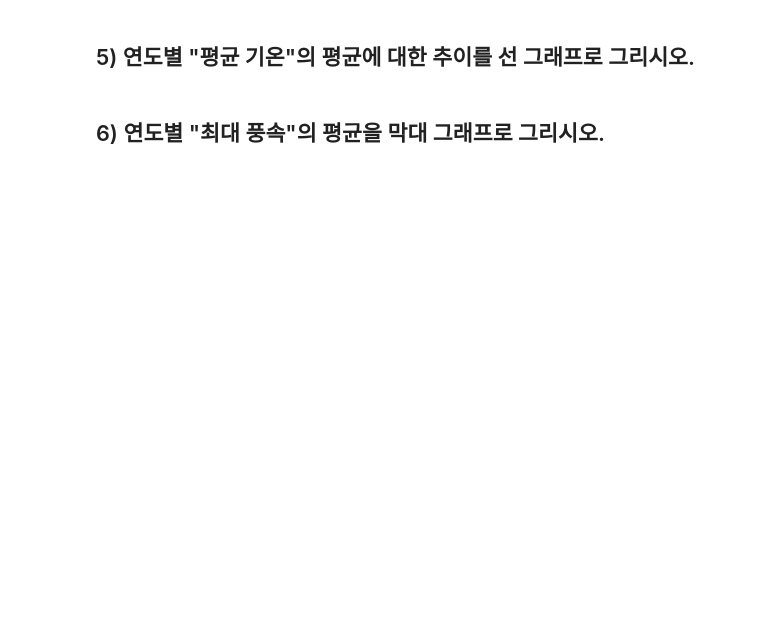
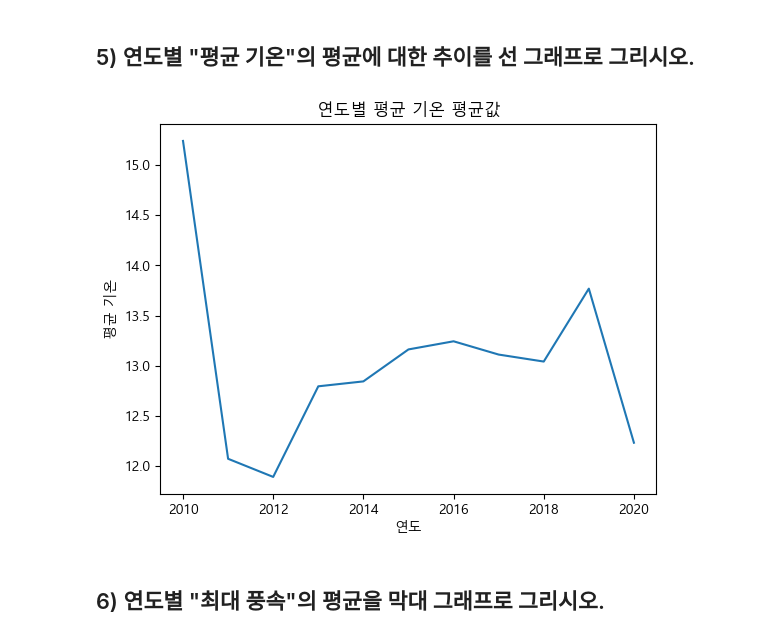
Before and after one commit to kimhonggyeong/python_basic_2, a Jupyter notebook: time_series_class_5_8.ipynb, the cells around one changed output. Cells and saved outputs as stored; diff of their text form; code cells hidden in the pictures; blank space fills up the shorter version.

```diff
--- a/time_series_class_5_8.ipynb
+++ b/time_series_class_5_8.ipynb
@@ -227,4 +277,18 @@ Text(0, 0.5, '빈도수')
 # %% [markdown]
 ## 5) 연도별 "평균 기온"의 평균에 대한 추이를 선 그래프로 그리시오.
+# %%
+df = pd.read_csv("weather.csv",index_col = 0)
+df.index = pd.to_datetime(df.index)
+
+df5_group_year = df.groupby(df.index.year)['평균 기온'].mean()
+#print(df5_group_year)
+
+df5_group_year.plot(kind = 'line')
+plt.xlabel('연도')
+plt.ylabel('평균 기온')
+plt.title('연도별 평균 기온 평균값')
+plt.show()
+# %% [output]
+[figure, added]
 # %% [markdown]
 ## 6) 연도별 "최대 풍속"의 평균을 막대 그래프로 그리시오.
```
Also changed, not shown: parts of 9 cells of this notebook.
